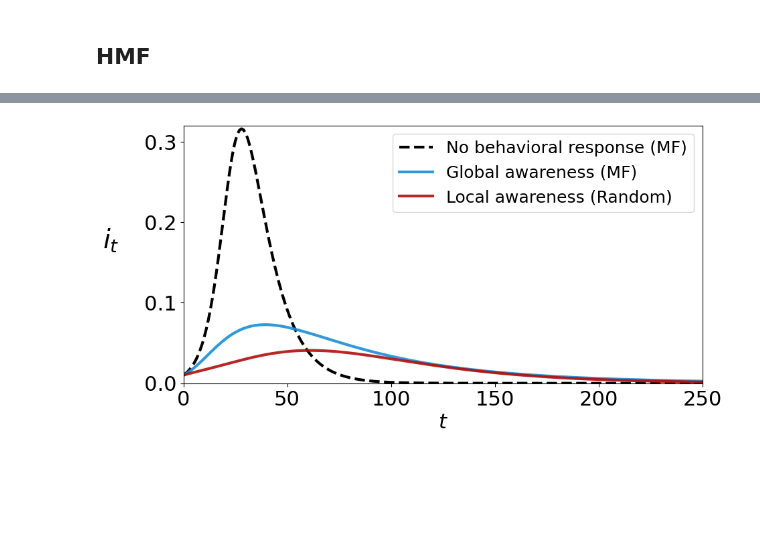
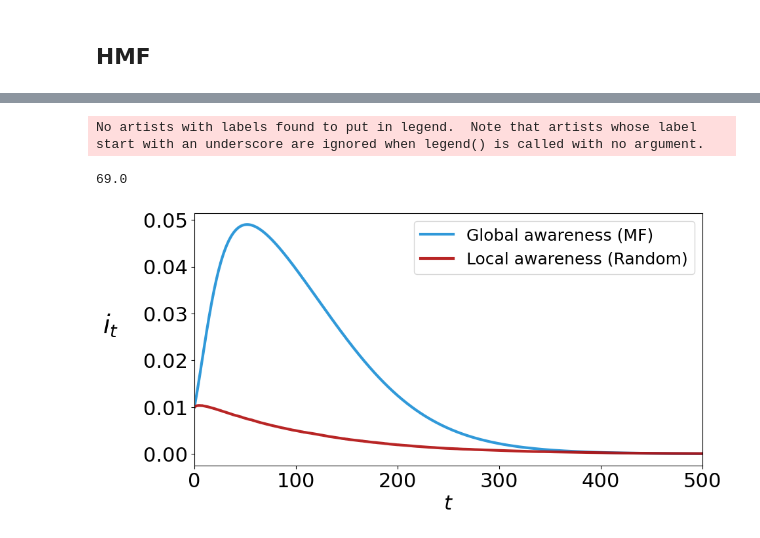
Before and after one commit to lorenzoamir/EpiNetworkPaper, a Jupyter notebook: Notebooks/EpiNetworkNotebook.ipynb, the cells around one changed output, grey strips where cells are left out. Drawn from its saved outputs; the diff is of its cells as text; code cells hidden in the pictures; blank space fills up the shorter version.

```diff
--- a/Notebooks/EpiNetworkNotebook.ipynb
+++ b/Notebooks/EpiNetworkNotebook.ipynb
@@ -175,14 +172,16 @@ def simulate_MF(t_max, beta, mu, alpha, i0):
 
     eradicated = False
 
-    tt = np.arange(0, t_max+1, 1)
+    tt = np.arange(0, t_max+dt, dt)
 
     Y = np.array([i0, 0]) #initial condition Y[0] = i, Y[1] = r
     a = 1
 
     for idx, t in enumerate(tt):
 
-        a = 1 / (1 + beta*alpha*a*Y[0])
+        s = 1 - Y[0] -Y[1]
+
+        a = 1 / (1 + s*beta*(alpha/dt)*a*Y[0])
 
         if Y[0] < zero_tol:
             # If I = 0 the epidemic is over
@@ -217,7 +216,7 @@ if MF == True:
     ax.tick_params(axis='y', labelsize=fontsize)
     ax.tick_params(axis='x', labelsize=fontsize)
 
-    tt, result, a, eradicated = simulate_MF(t_max, beta_MF, mu, 1, i0)
+    tt, result, a, eradicated = simulate_MF(t_max, beta_MF, mu, 10, i0)
 
     plt.plot(tt, result["i"], color=c1, linewidth=linewidth, label="$i_t$")
     plt.plot(tt, a, color=c2, linewidth=linewidth, label="$a_t$")
@@ -279,7 +277,7 @@ def simulate_HMF(t_max, beta, mu, alpha, i0):
 
     eradicated = False
 
-    tt = np.arange(0, t_max+1, 1)
+    tt = np.arange(0, t_max+dt, dt)
 
     init = np.zeros(2*len(degrees))   # indexes from 0 to len(degrees)-1 are for i_k,
                                       # indexes from len(degrees) to 2*len(degrees)-1 to are for r_k
@@ -313,7 +311,8 @@ def simulate_HMF(t_max, beta, mu, alpha, i0):
                 a_time_series[k].append(a[k])
 
         for k in degrees:
-            a[k] = 1 / (1 + alpha*delta*beta*k*theta)
+            s_k  = 1 - Y[k-k_min] - Y[len(degrees)+k-k_min]
+            a[k] = 1 / (1 + s_k*(alpha/dt)*delta*beta*k*theta)
 
         # Theta changes because of changes in a_k
         theta = sum([a[k]*(k-1)*p[k]*Y[k-k_min]/k_ave for k in degrees])
@@ -370,7 +369,7 @@ if HMF == True:
     ax2.tick_params(axis='x', labelsize=fontsize)
     ax2.tick_params(axis='y', labelsize=fontsize)
 
-    tt, result, a, theta, eradicated = simulate_HMF(t_max, beta_HMF, mu, 1, i0)
+    tt, result, a, theta, eradicated = simulate_HMF(t_max, beta_HMF, mu, 10, i0)
 
     if not eradicated:
         print("WARNING: tmax was reached")
@@ -829,7 +714,7 @@ if R_INF == True and I_MAX == True:
 # %%
 if EPI_CURVES == True:
 
-    t_lim = 250
+    t_lim = 500
     alpha_grid = []
 
     random_path = "../Data/RandomNetworkData/"
@@ -855,7 +740,7 @@ if EPI_CURVES == True:
 
     fig, ax = plt.subplots(1, 1, figsize=(10, 5), sharex='col', sharey='row')
 
-    for idx, value in enumerate([alpha_grid[0], alpha_grid[-4]]):
+    for idx, value in enumerate([alpha_grid[0], alpha_grid[19]]):
 
         alpha = value
 
@@ -863,47 +748,52 @@ if EPI_CURVES == True:
         tt, result_MF, a, eradicated = simulate_MF(t_max, beta_MF, mu, alpha, i0)
 
         if alpha == 0:
-            ax.plot(tt ,result_MF["i"], linewidth=linewidth, linestyle="--",
-                    color="k", zorder=-99, label="No behavioral response (MF)")
+            #ax.plot(tt ,result_MF["i"], linewidth=linewidth, linestyle="--",
+            #        color="k", zorder=-99, label="No behavioral response (MF)")
             #ax.text(37, 0.27, r"$\alpha = 0$",
             #         horizontalalignment='left', fontsize=18)
+            pass
         else:
+            print(alpha)
             ax.plot(tt ,result_MF["i"], linewidth=linewidth, linestyle="-",
                     color=c2_light, zorder=-99, label="Global awareness (MF)")
 
         # Random Network
 
         random_sims_matrix = np.load(random_path+"/alpha="+str(alpha)+"/simulations.npy")
+        tt_random_sims = np.linspace(0, dt*random_sims_matrix.shape[1], random_sims_matrix.shape[1])
 
         boxplot_dict = {"t_plot": [],
                         "i": []}
 
         if alpha != 0:
             #ax1.plot(np.mean(random_sims_matrix, axis=0), linewidth=linewidth, linestyle="-",
             #        color=c1_light)
             #boxplot = sns.boxplot(x='t_plot', y='i', data=df, color=c1_light, ax=ax,
             #                      showfliers=False)
         #else:
-            ax.plot(np.mean(random_sims_matrix, axis=0), linewidth=linewidth, linestyle="-",
+            ax.plot(tt_random_sims ,np.mean(random_sims_matrix, axis=0), linewidth=linewidth, linestyle="-",
                     color=c1_light, label="Local awareness (Random)")
             #ax.text(120, 0.03, r"$\alpha = {:.2g}$".format(alpha),
             #         horizontalalignment='left', fontsize=18)
             #boxplot = sns.boxplot(x='t_plot', y='i', data=df, color=c1_light, ax=ax,
             #                      showfliers=False)
 
         ax.set_xlabel('$t$', fontsize = fontsize)
         ax.set_ylabel(r'$i_{t}$', fontsize = bigfontsize, labelpad = 36).set_rotation(0)
         ax.tick_params(axis='both', which='both', labelsize = fontsize)
 
         ax.set_xlim(0, t_lim)
-        ax.set_ylim(0, 0.32)
+        #ax.set_ylim(0, 0.32)
         ax.set_xlim(0, t_lim)
         #ax2.set_ylim(0, 0.08)
 
         ax.legend(prop={'size': 18}, fontsize='big')
         #ax2.xaxis.set_ticks([0, 10, 50, 100])
 
     plt.savefig("../Figures/epicurves/epicurves.pdf", bbox_inches='tight')
     plt.show()
 # %% [output]
+No artists with labels found to put in legend.  Note that artists whose label start with an underscore are ignored when legend() is called with no argument.
+69.0
-[figure, old version]
+[figure, new version]
```
Also changed, not shown: parts of 14 cells of this notebook, 10 other files.
